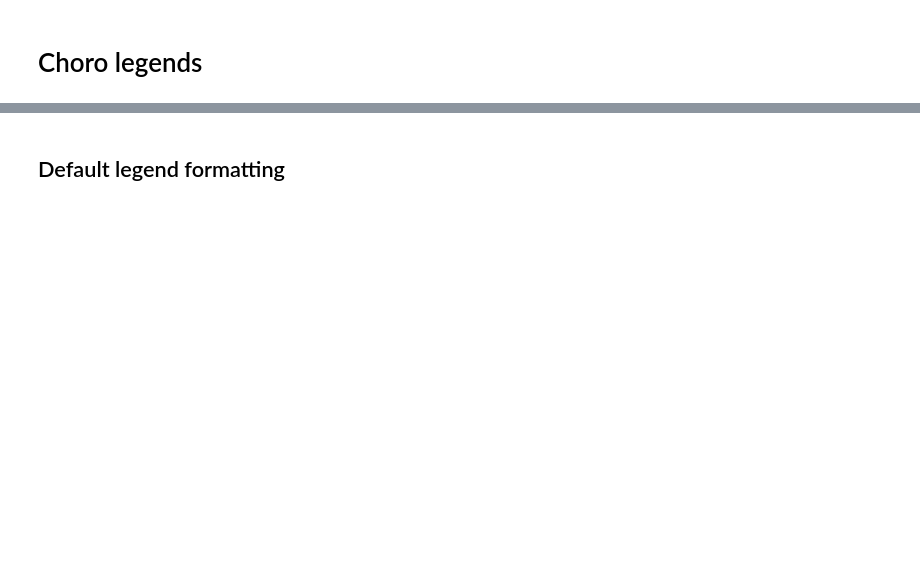
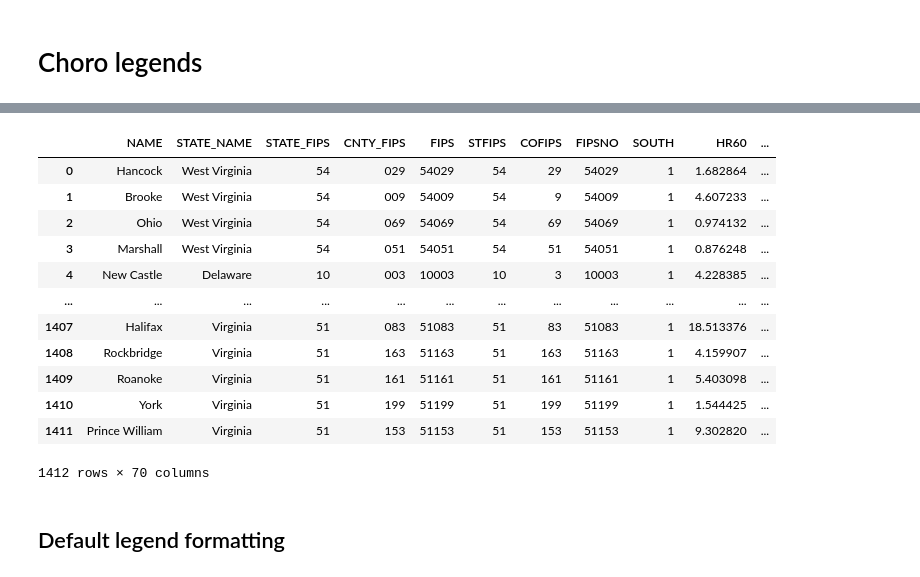
Before and after one commit to whprocter/Learn-Python-Geospatial, a Jupyter notebook: choro_legends.ipynb, the cells around one changed output, grey strips where cells are left out. Drawn from its saved outputs; the diff is of its cells as text; code cells hidden in the pictures; blank space fills up the shorter version.

```diff
--- a/choro_legends.ipynb
+++ b/choro_legends.ipynb
@@ -19,5 +39,21 @@ pth = libpysal.examples.get_path("south.shp")
 # %%
 df = read_file(pth)
+
+df
+# %% [output]
+|  | NAME | STATE_NAME | STATE_FIPS | CNTY_FIPS | FIPS | STFIPS | COFIPS | FIPSNO | SOUTH | HR60 | ... |
+| 0 | Hancock | West Virginia | 54 | 029 | 54029 | 54 | 29 | 54029 | 1 | 1.682864 | ... |
+| 1 | Brooke | West Virginia | 54 | 009 | 54009 | 54 | 9 | 54009 | 1 | 4.607233 | ... |
+| 2 | Ohio | West Virginia | 54 | 069 | 54069 | 54 | 69 | 54069 | 1 | 0.974132 | ... |
+| 3 | Marshall | West Virginia | 54 | 051 | 54051 | 54 | 51 | 54051 | 1 | 0.876248 | ... |
+| 4 | New Castle | Delaware | 10 | 003 | 10003 | 10 | 3 | 10003 | 1 | 4.228385 | ... |
+| ... | ... | ... | ... | ... | ... | ... | ... | ... | ... | ... | ... |
+| 1407 | Halifax | Virginia | 51 | 083 | 51083 | 51 | 83 | 51083 | 1 | 18.513376 | ... |
+| 1408 | Rockbridge | Virginia | 51 | 163 | 51163 | 51 | 163 | 51163 | 1 | 4.159907 | ... |
+| 1409 | Roanoke | Virginia | 51 | 161 | 51161 | 51 | 161 | 51161 | 1 | 5.403098 | ... |
+| 1410 | York | Virginia | 51 | 199 | 51199 | 51 | 199 | 51199 | 1 | 1.544425 | ... |
+| 1411 | Prince William | Virginia | 51 | 153 | 51153 | 51 | 153 | 51153 | 1 | 9.302820 | ... |
+1412 rows × 70 columns
 # %% [markdown]
 ## Default legend formatting
 # %%
```
Also changed, not shown: parts of 16 cells of this notebook, 5 other files.
